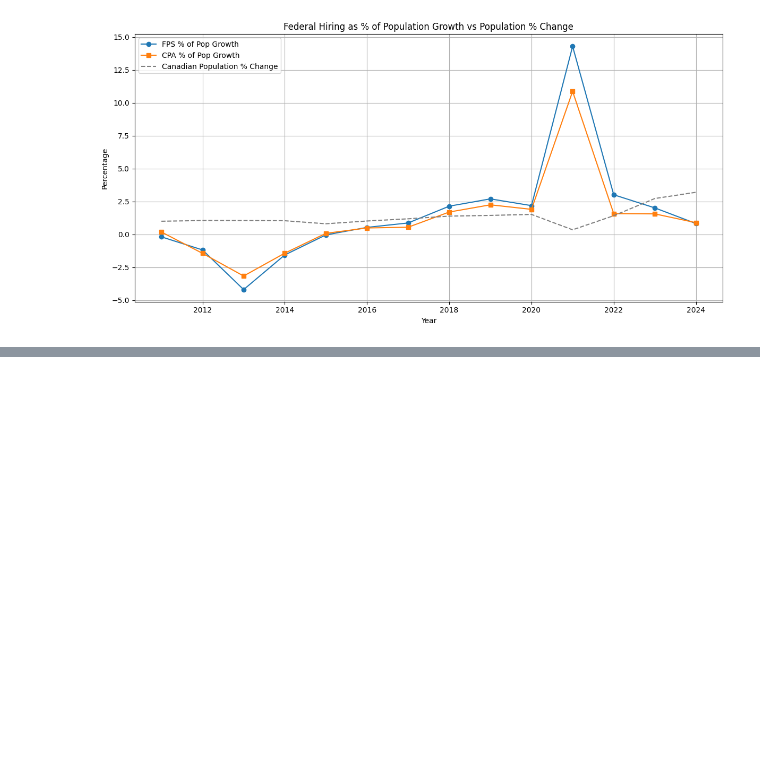
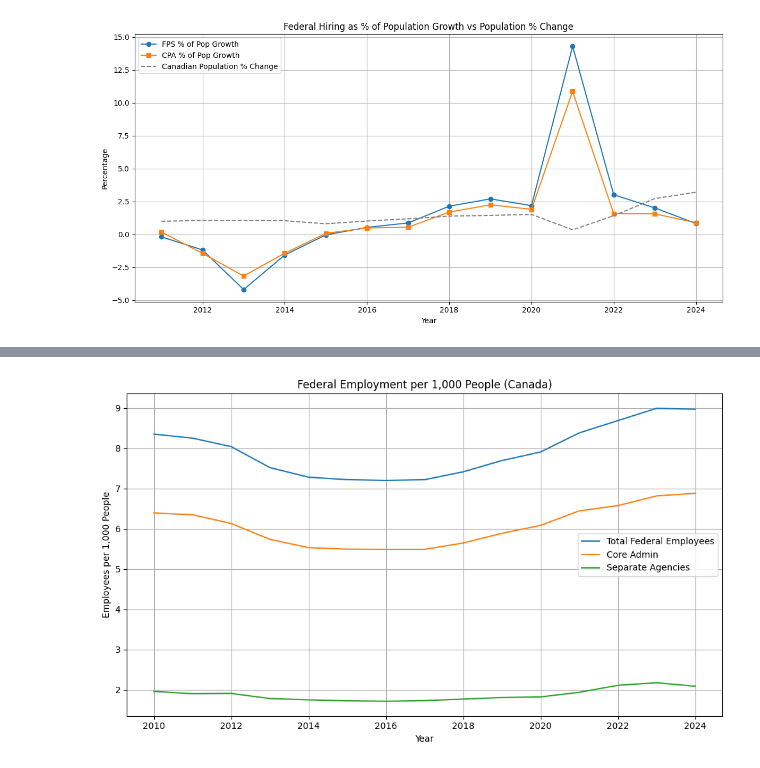
Before and after one commit to ValueInvestor/funDataAnalysis, a Jupyter notebook: FedWorkersNoteBook.ipynb, the cells around one changed output, grey strips where cells are left out. Drawn from its saved outputs; the diff is of its cells as text; code cells hidden in the pictures; blank space fills up the shorter version.

```diff
--- a/FedWorkersNoteBook.ipynb
+++ b/FedWorkersNoteBook.ipynb
@@ -115,0 +118,4 @@ plt.show()
+# %%
+df['Federal Employees per 1,000 People'] = df['Total Federal Public Service'] / df['Canadian Population'] * 1000
+df['Core Admin per 1,000 People'] = df['Core Public Administration'] / df['Canadian Population'] * 1000
+df['Separate Agencies per 1,000 People'] = df['Separate Agencies'] / df['Canadian Population'] *1000
@@ -115,0 +132,21 @@ plt.show()
+# %%
+# Set figure size and style
+plt.figure(figsize=(10, 6))
+
+# Plot the normalized columns
+plt.plot(df.index, df["Federal Employees per 1,000 People"], label="Total Federal Employees")
+plt.plot(df.index, df["Core Admin per 1,000 People"], label="Core Admin")
+plt.plot(df.index, df["Separate Agencies per 1,000 People"], label="Separate Agencies")
+
+# Add labels and title
+plt.title("Federal Employment per 1,000 People (Canada)")
+plt.xlabel("Year")
+plt.ylabel("Employees per 1,000 People")
+plt.legend()
+plt.grid(True)
+
+# Show the plot
+plt.tight_layout()
+plt.show()
+# %% [output]
+[figure, added]
```
Also changed, not shown: parts of 3 cells of this notebook.
